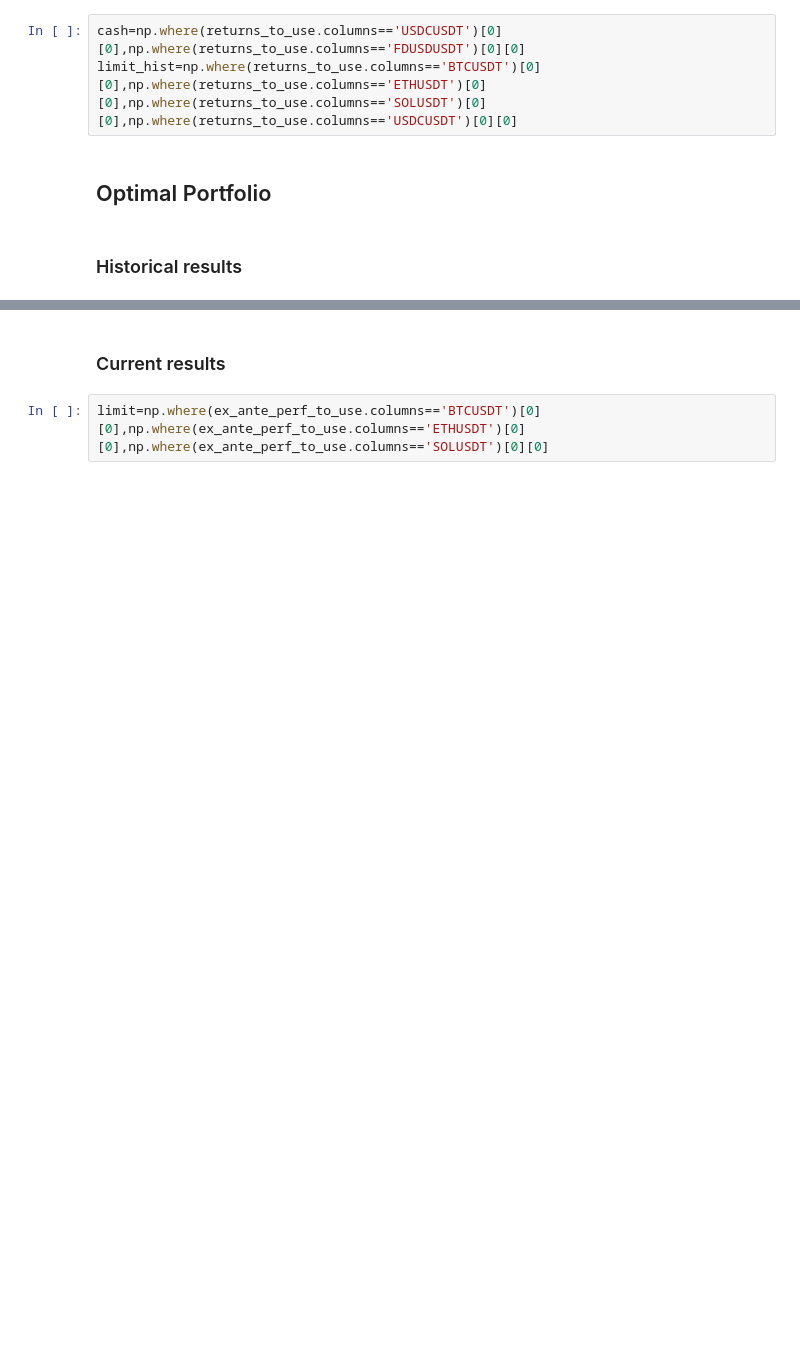
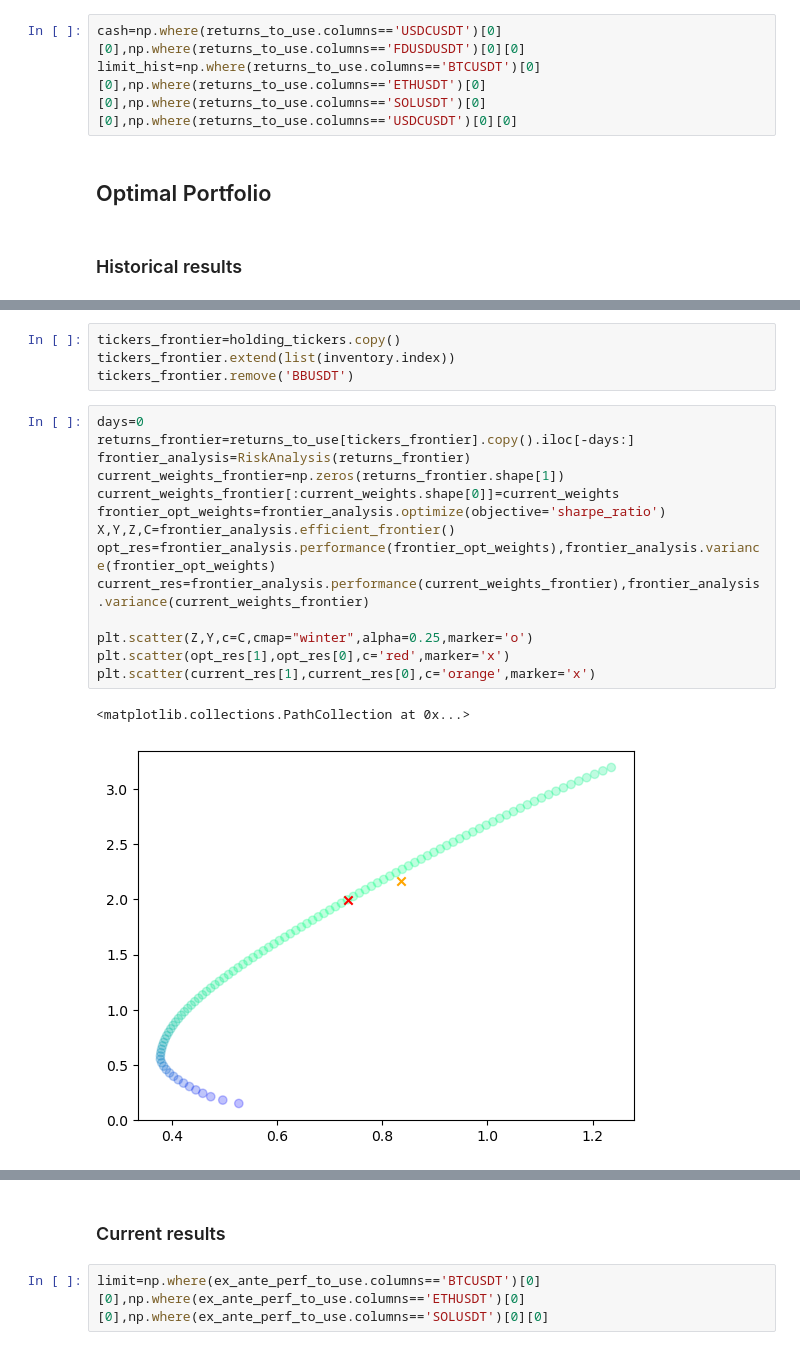
Before and after one commit to niroojane/Risk-Management, a Jupyter notebook: Prod.ipynb, the cells around one changed output, grey strips where cells are left out. Drawn from its saved outputs; the diff is of its cells as text; blank space fills up the shorter version.

```diff
--- a/Prod.ipynb
+++ b/Prod.ipynb
@@ -389,0 +392,21 @@ inventory
+# %%
+tickers_frontier=holding_tickers.copy()
+tickers_frontier.extend(list(inventory.index))
+tickers_frontier.remove('BBUSDT')
+# %%
+days=0
+returns_frontier=returns_to_use[tickers_frontier].copy().iloc[-days:]
+frontier_analysis=RiskAnalysis(returns_frontier)
+current_weights_frontier=np.zeros(returns_frontier.shape[1])
+current_weights_frontier[:current_weights.shape[0]]=current_weights
+frontier_opt_weights=frontier_analysis.optimize(objective='sharpe_ratio')
+X,Y,Z,C=frontier_analysis.efficient_frontier()
+opt_res=frontier_analysis.performance(frontier_opt_weights),frontier_analysis.variance(frontier_opt_weights)
+current_res=frontier_analysis.performance(current_weights_frontier),frontier_analysis.variance(current_weights_frontier)
+
+plt.scatter(Z,Y,c=C,cmap="winter",alpha=0.25,marker='o')
+plt.scatter(opt_res[1],opt_res[0],c='red',marker='x')
+plt.scatter(current_res[1],current_res[0],c='orange',marker='x')
+# %% [output]
+<matplotlib.collections.PathCollection at 0x...>
+[figure, added]
```
Also changed, not shown: parts of 73 cells of this notebook, 3 other files.
